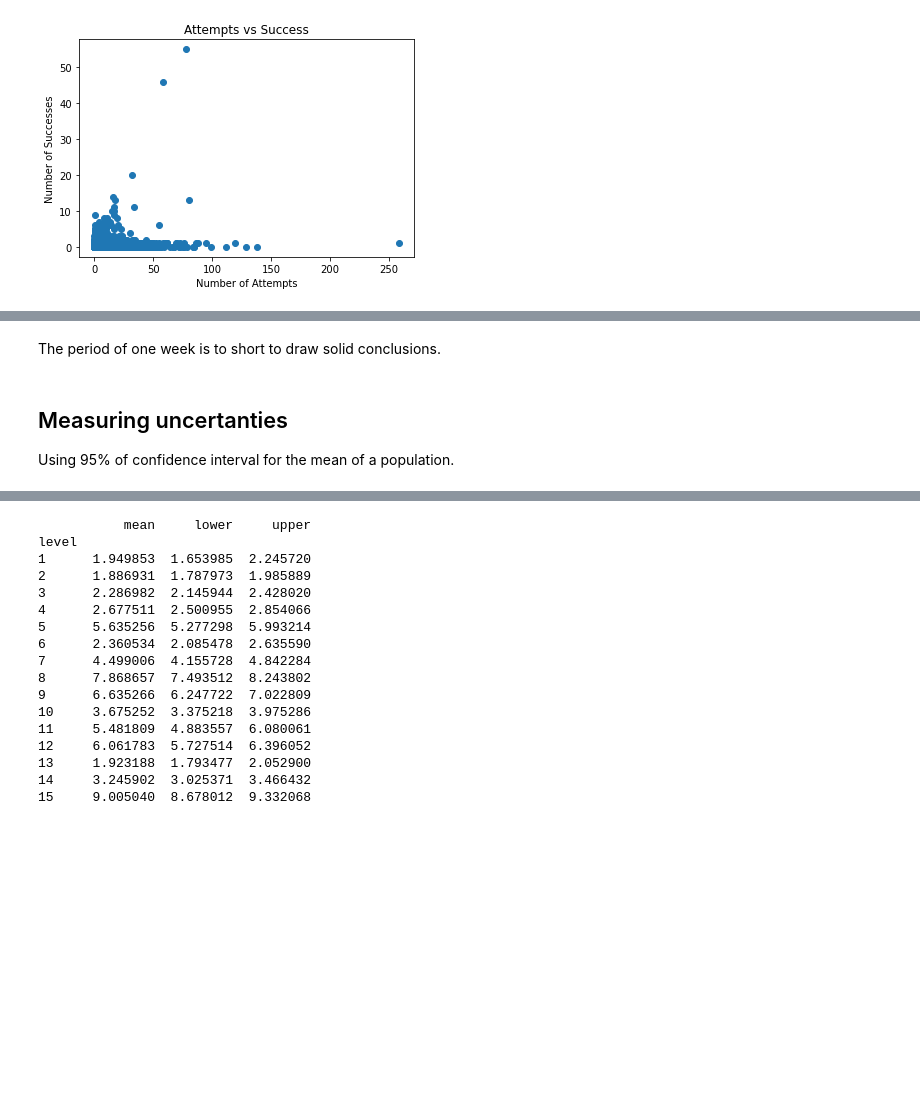
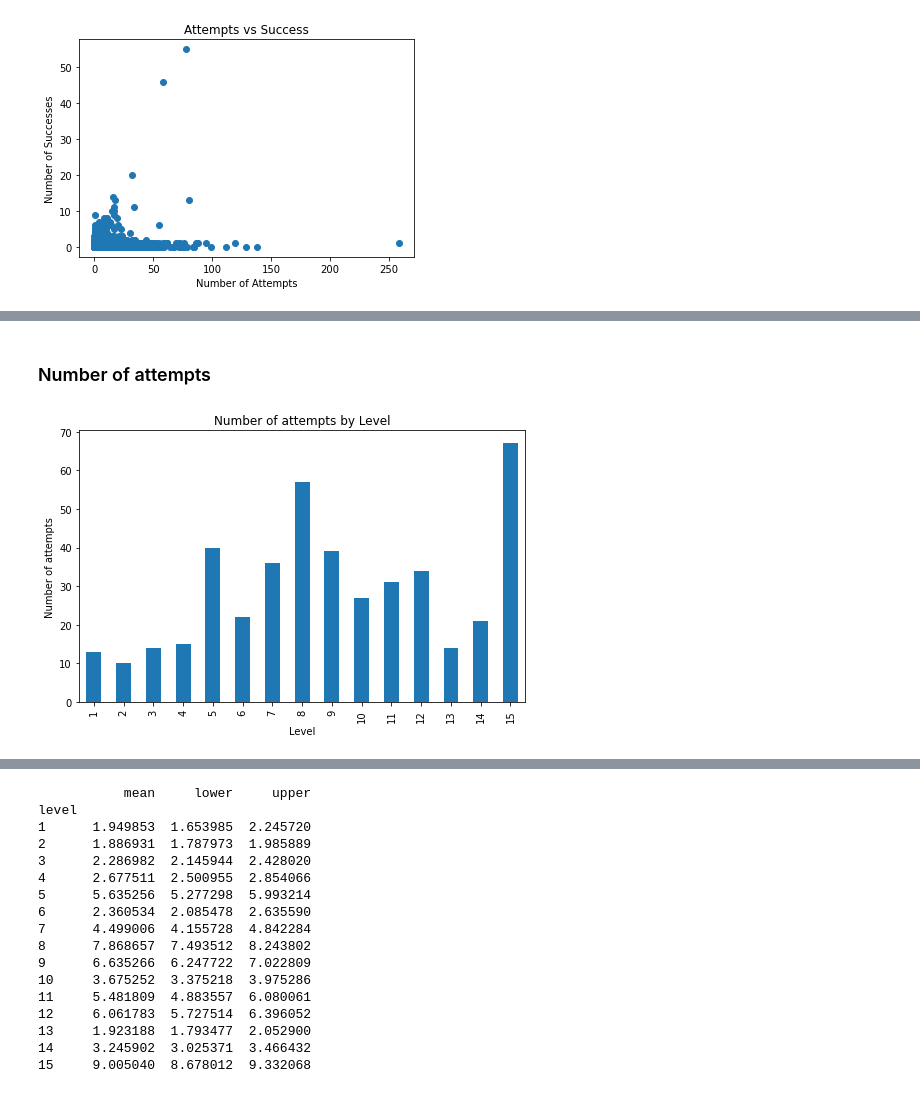
Before and after one commit to KC2016/Candy-Crush-Saga, a Jupyter notebook: notebook375bc23f7f.ipynb, the cells around one changed output, grey strips where cells are left out. Cells and saved outputs as stored; diff of their text form; code cells hidden in the pictures; blank space fills up the shorter version.

```diff
--- a/notebook375bc23f7f.ipynb
+++ b/notebook375bc23f7f.ipynb
@@ -473,5 +557,12 @@ Max date:  2014-01-07 00:00:00
-# %% [markdown]
-The period of one week is to short to draw solid conclusions.
-# %% [markdown]
-## Measuring uncertanties
- Using 95% of confidence interval for the mean of a population.
+# %% [markdown]
+### Number of attempts
+# %%
+
+grouped = df.groupby('level')['num_attempts'].nunique()
+grouped.plot(kind='bar', figsize=(8, 5))
+plt.xlabel('Level')
+plt.ylabel('Number of attempts')
+plt.title('Number of attempts by Level')
+plt.show()
+# %% [output]
+[figure, added]
```
Also changed, not shown: parts of 92 cells of this notebook, 4 other files.
